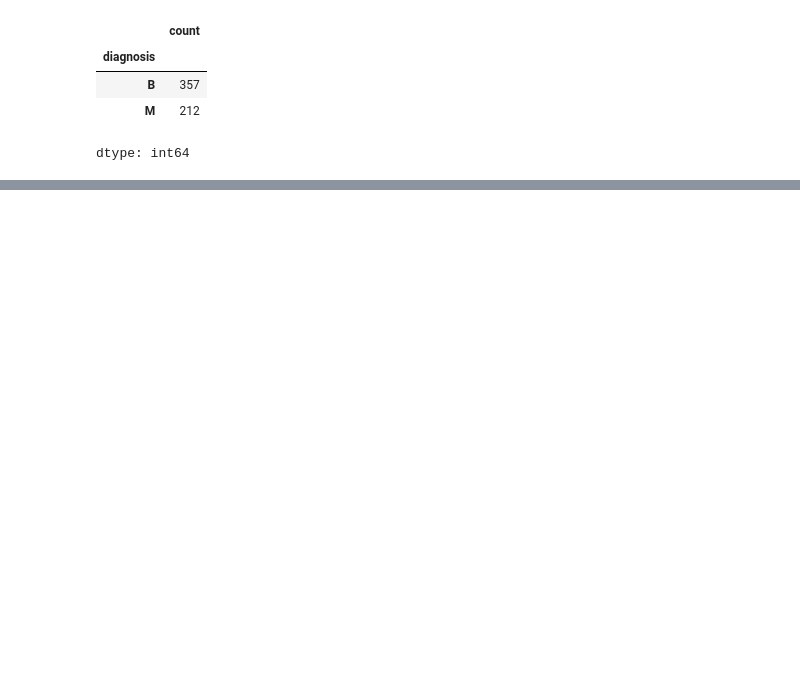
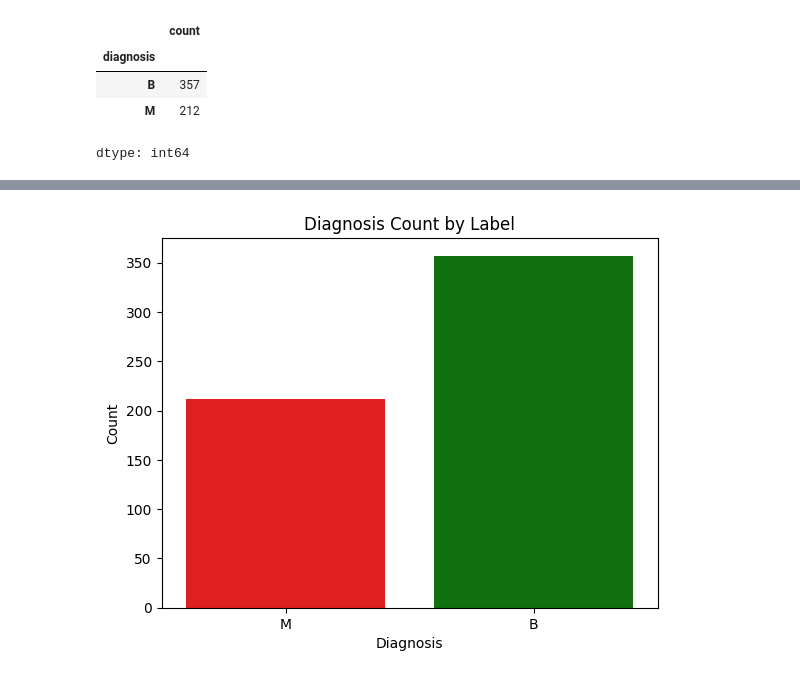
Before and after one commit to keroojoseph/ML-Breast-Cancer-Diagnosis, a Jupyter notebook: Breast_Cancer_Diagnosis.ipynb, the cells around one changed output, grey strips where cells are left out. Cells and saved outputs as stored; diff of their text form; code cells hidden in the pictures; blank space fills up the shorter version.

```diff
--- a/Breast_Cancer_Diagnosis.ipynb
+++ b/Breast_Cancer_Diagnosis.ipynb
@@ -15,3 +26,3 @@ import pandas as pd
 # %%
-data = pd.read_csv('data.csv')
+df = pd.read_csv('data.csv')
 # %%
@@ -92,3 +110,4 @@ data.describe()
 # %%
-data.dropna(axis = 1, inplace = True)
+# delete Unnamed: 32 column
+df.dropna(axis = 1, inplace = True)
 # %%
@@ -101,0 +129,10 @@ dtype: int64
+# %%
+sns.countplot(x='diagnosis', data=df, hue='diagnosis', palette={'B': 'green', 'M': 'red'}, legend=False)
+
+
+plt.xlabel("Diagnosis")
+plt.ylabel("Count")
+plt.title("Diagnosis Count by Label")
+plt.show()
+# %% [output]
+[figure, added]
```
Also changed, not shown: parts of 25 cells of this notebook.
